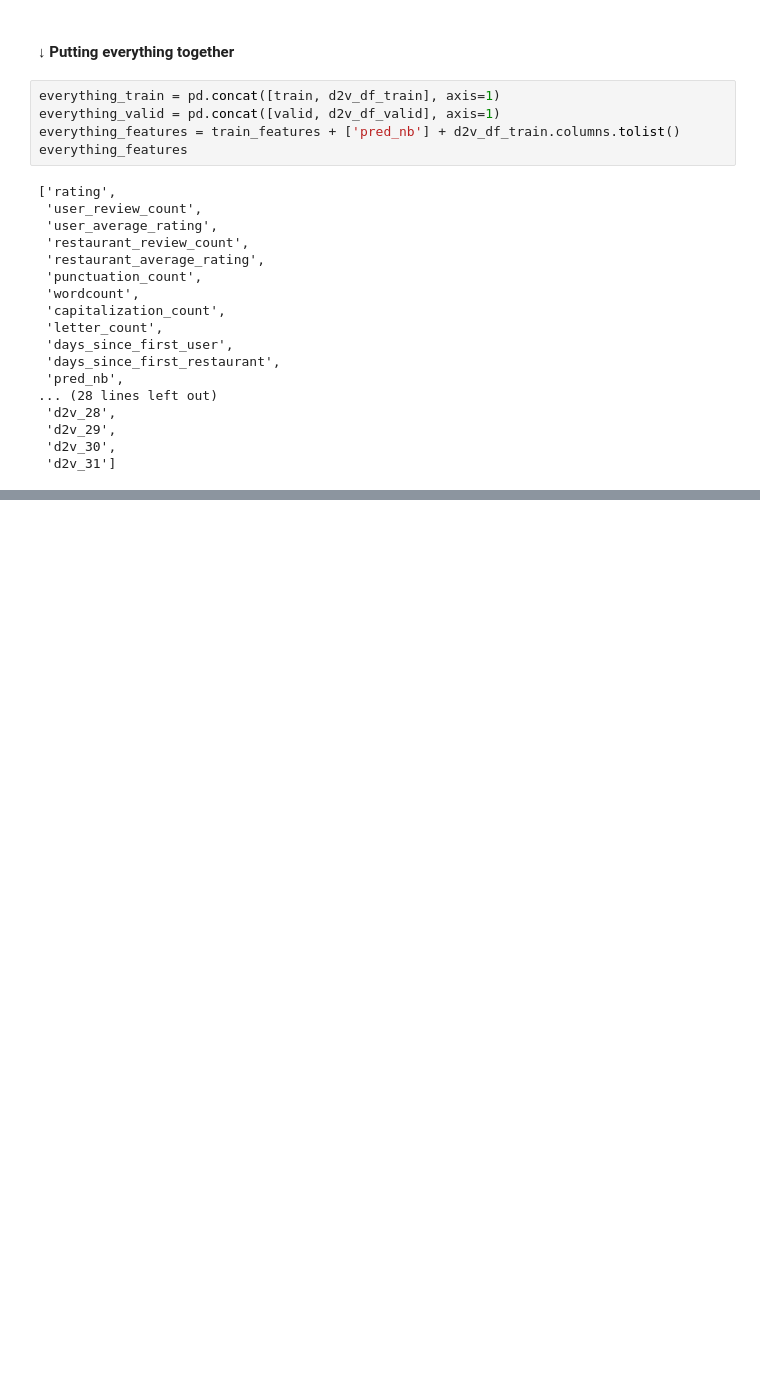
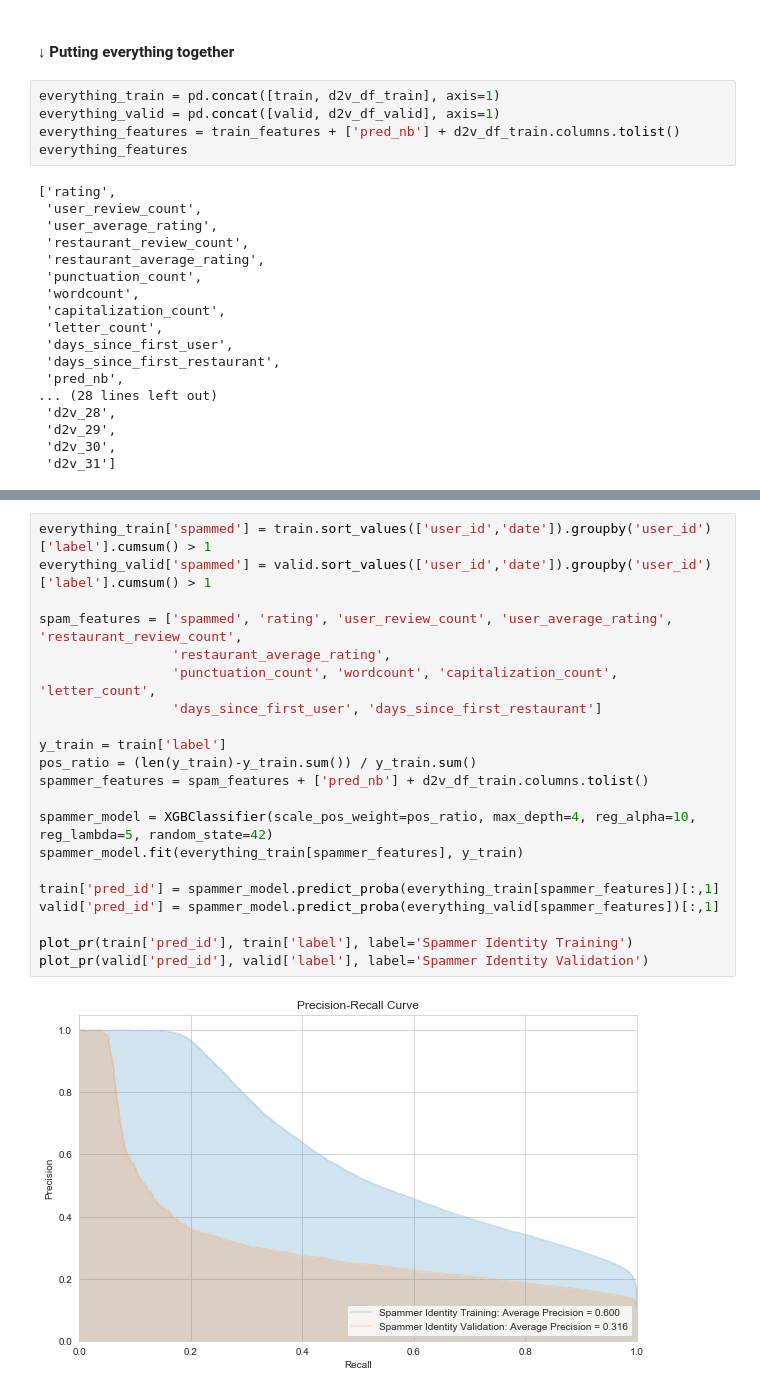
Before and after one commit to sujeongcha/Yelp-fake-review-detection, a Jupyter notebook: notebooks/exploratory/sujeong-XGBoost_validation.ipynb, the cells around one changed output, grey strips where cells are left out. Cells and saved outputs as stored; diff of their text form; blank space fills up the shorter version.

```diff
--- a/notebooks/exploratory/sujeong-XGBoost_validation.ipynb
+++ b/notebooks/exploratory/sujeong-XGBoost_validation.ipynb
@@ -281,0 +379,23 @@ plot_pr(valid['pred_everything'], valid['label'], label='Kitchen Sink Validation
+# %%
+everything_train['spammed'] = train.sort_values(['user_id','date']).groupby('user_id')['label'].cumsum() > 1
+everything_valid['spammed'] = valid.sort_values(['user_id','date']).groupby('user_id')['label'].cumsum() > 1
+
+spam_features = ['spammed', 'rating', 'user_review_count', 'user_average_rating', 'restaurant_review_count',
+                 'restaurant_average_rating',
+                 'punctuation_count', 'wordcount', 'capitalization_count', 'letter_count',
+                 'days_since_first_user', 'days_since_first_restaurant']
+
+y_train = train['label']
+pos_ratio = (len(y_train)-y_train.sum()) / y_train.sum()
+spammer_features = spam_features + ['pred_nb'] + d2v_df_train.columns.tolist()
+
+spammer_model = XGBClassifier(scale_pos_weight=pos_ratio, max_depth=4, reg_alpha=10, reg_lambda=5, random_state=42)
+spammer_model.fit(everything_train[spammer_features], y_train)
+
+train['pred_id'] = spammer_model.predict_proba(everything_train[spammer_features])[:,1]
+valid['pred_id'] = spammer_model.predict_proba(everything_valid[spammer_features])[:,1]
+
+plot_pr(train['pred_id'], train['label'], label='Spammer Identity Training')
+plot_pr(valid['pred_id'], valid['label'], label='Spammer Identity Validation')
+# %% [output]
+[figure, added]
```
Also changed, not shown: parts of 22 cells of this notebook.
